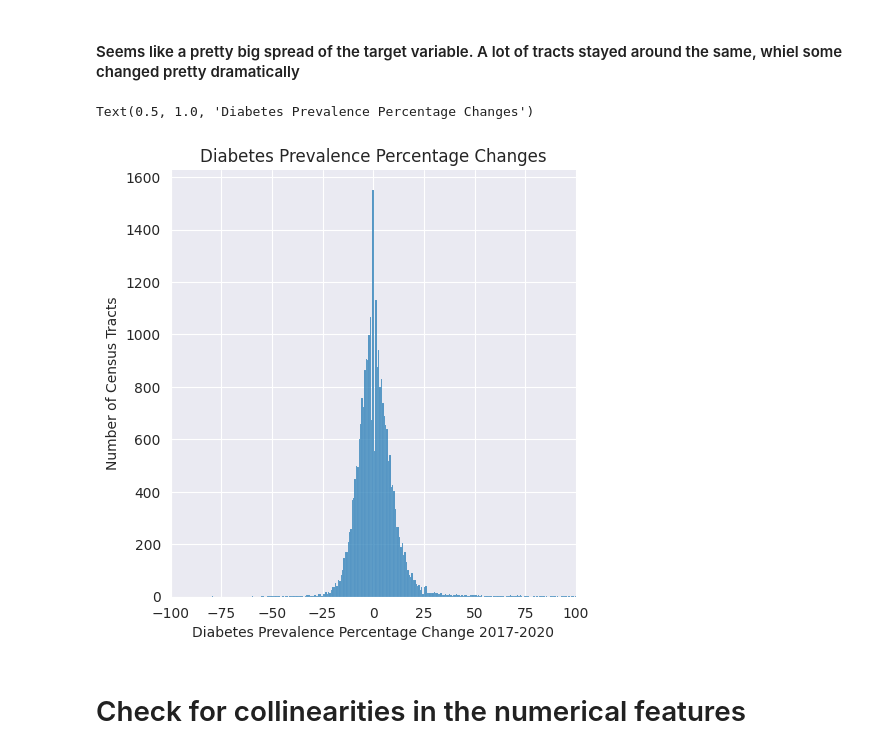
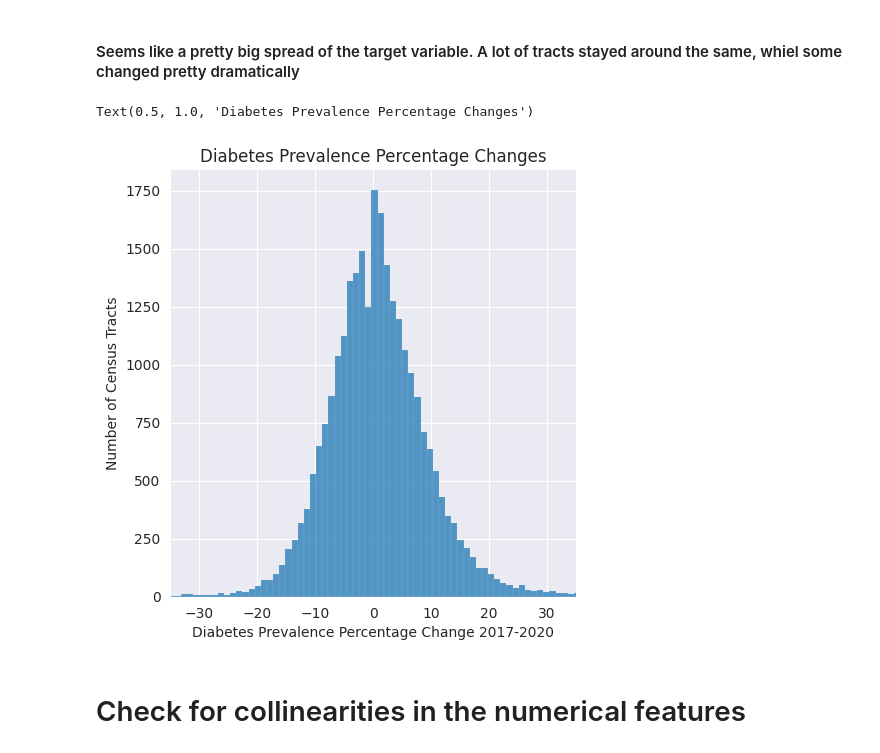
Before and after one commit to Tyler-Chi/Diabetes_Trend_Forecast, a Jupyter notebook: EDA.ipynb, the cells around one changed output. Drawn from its saved outputs; the diff is of its cells as text; code cells hidden in the pictures.

Commit message:
added distribution image

```diff
--- a/EDA.ipynb
+++ b/EDA.ipynb
@@ -30,14 +30,14 @@ np.mean(100 * training_data['diabetes_change_rate_2020'])
 # %% [markdown]
 #### Seems like a pretty big spread of the target variable. A lot of tracts stayed around the same, whiel some changed pretty dramatically
 # %%
-sns.displot(100 * training_data['diabetes_change_rate_2020'])
-plt.xlim([-100,100])
+sns.displot(100 * training_data['diabetes_change_rate_2020'], bins=500)
+plt.xlim([-35,35])
 plt.xlabel('Diabetes Prevalence Percentage Change 2017-2020')
 plt.ylabel('Number of Census Tracts')
 plt.title('Diabetes Prevalence Percentage Changes')
 # %% [output]
 Text(0.5, 1.0, 'Diabetes Prevalence Percentage Changes')
-[figure, old version]
+[figure, new version]
 # %% [markdown]
 # Check for collinearities in the numerical features
 # %% [markdown]
```
Also changed, not shown: 1 other file.
